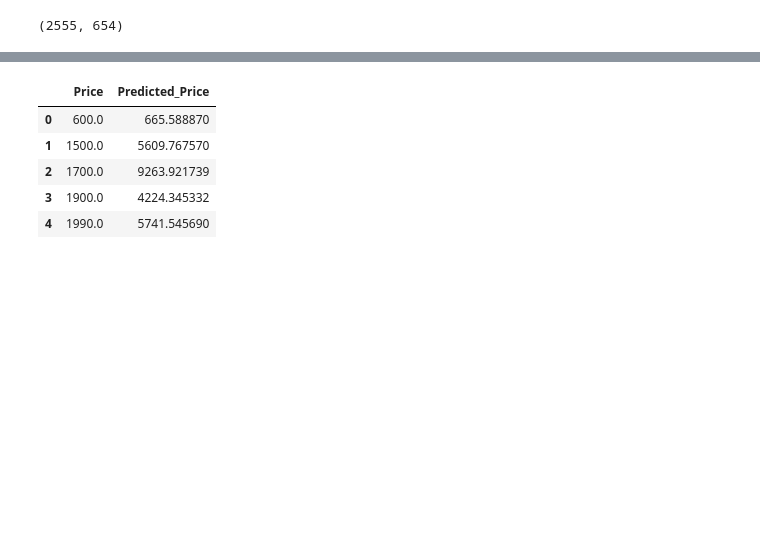
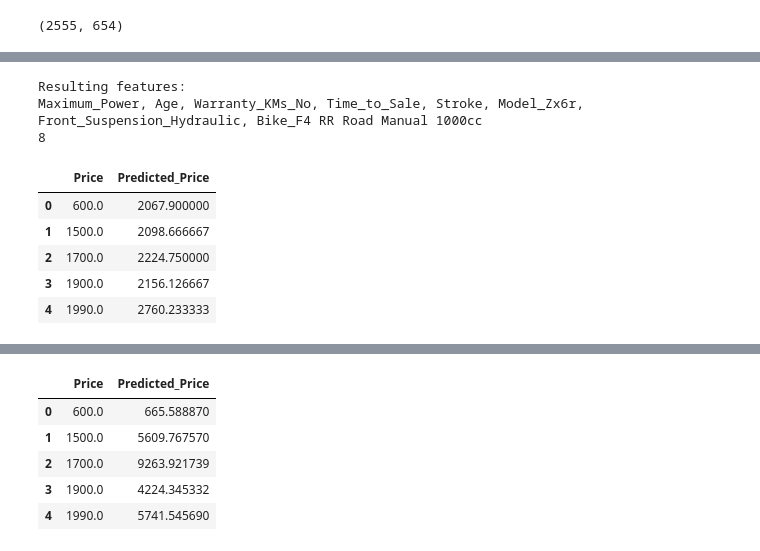
Before and after one commit to beaubellamy/BikeSales, a Jupyter notebook: BikeSales Class modelling.ipynb, the cells around one changed output, grey strips where cells are left out. Cells and saved outputs as stored; diff of their text form; code cells hidden in the pictures; blank space fills up the shorter version.

```diff
--- a/BikeSales Class modelling.ipynb
+++ b/BikeSales Class modelling.ipynb
@@ -255,0 +299,8 @@ sport.df.shape
+# %%
+sport.feature_selection(features)
+
+print (len(sport.model['Features']))
+# %% [output]
+Resulting features:
+Maximum_Power, Age, Warranty_KMs_No, Time_to_Sale, Stroke, Model_Zx6r, Front_Suspension_Hydraulic, Bike_F4 RR Road Manual 1000cc
+8
@@ -255,0 +309,12 @@ sport.df.shape
+# %%
+predictions = sport.predict(sport.df[sport.model['Features']])
+sport.df['Predicted_Price'] = predictions
+
+sport.df[['Price','Predicted_Price']].head()
+# %% [output]
+|  | Price | Predicted_Price |
+| 0 | 600.0 | 2067.900000 |
+| 1 | 1500.0 | 2098.666667 |
+| 2 | 1700.0 | 2224.750000 |
+| 3 | 1900.0 | 2156.126667 |
+| 4 | 1990.0 | 2760.233333 |
```
Also changed, not shown: parts of 15 cells of this notebook, 5 other files.
